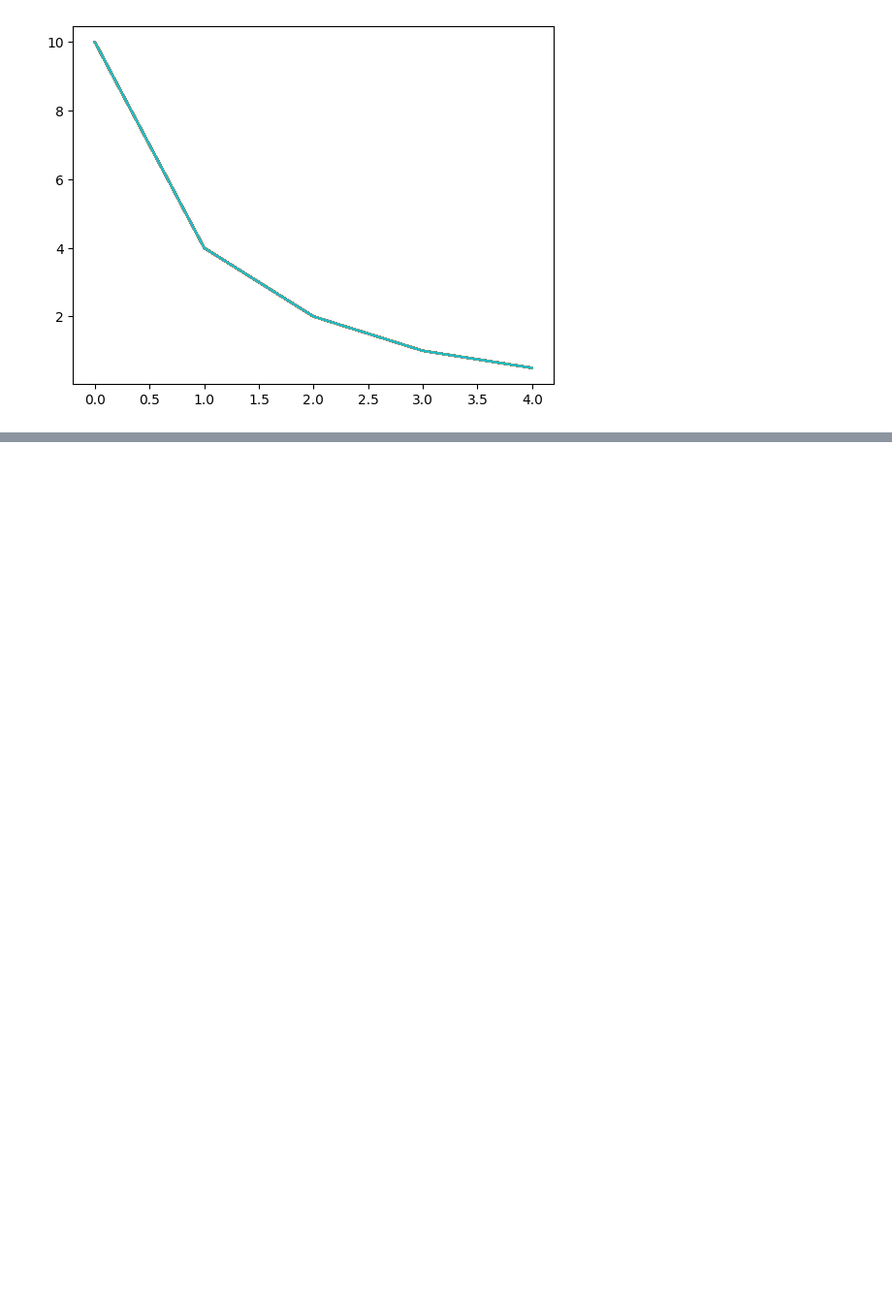
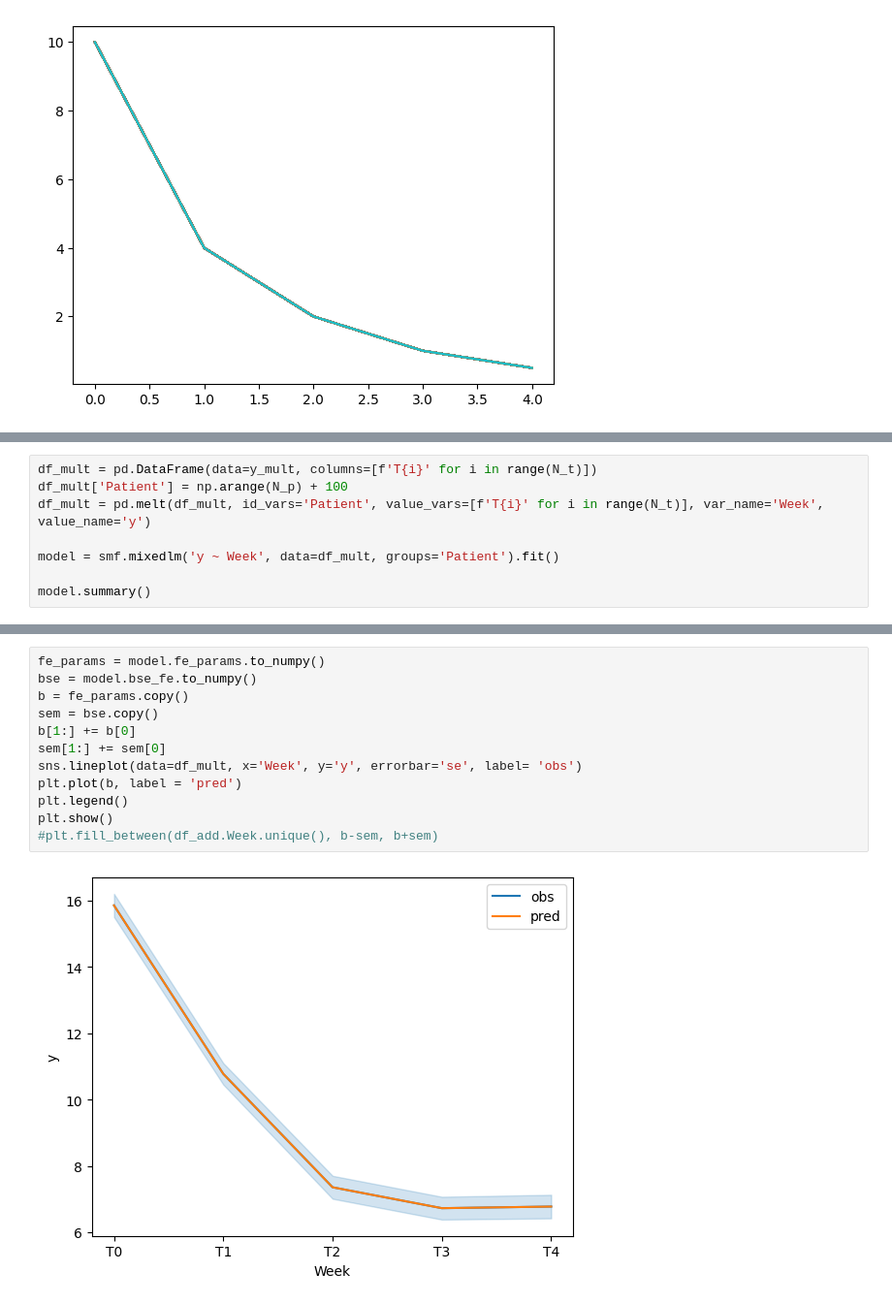
Before and after one commit to medhakp/smarts_cerebellum, a Jupyter notebook: simulations/lme.ipynb, the cells around one changed output, grey strips where cells are left out. Shown at 97% size. Saved outputs shown, nothing was run; the diff lists cells and outputs as text; blank space fills up the shorter version.

```diff
--- a/simulations/lme.ipynb
+++ b/simulations/lme.ipynb
@@ -103,0 +113,8 @@ plt.show()
+# %%
+df_mult = pd.DataFrame(data=y_mult, columns=[f'T{i}' for i in range(N_t)])
+df_mult['Patient'] = np.arange(N_p) + 100
+df_mult = pd.melt(df_mult, id_vars='Patient', value_vars=[f'T{i}' for i in range(N_t)], var_name='Week', value_name='y')
+
+model = smf.mixedlm('y ~ Week', data=df_mult, groups='Patient').fit()
+
+model.summary()
@@ -103,0 +135,14 @@ plt.show()
+# %%
+fe_params = model.fe_params.to_numpy()
+bse = model.bse_fe.to_numpy()
+b = fe_params.copy()
+sem = bse.copy()
+b[1:] += b[0]
+sem[1:] += sem[0]
+sns.lineplot(data=df_mult, x='Week', y='y', errorbar='se', label= 'obs')
+plt.plot(b, label = 'pred')
+plt.legend()
+plt.show()
+#plt.fill_between(df_add.Week.unique(), b-sem, b+sem)
+# %% [output]
+[figure, added]
```
Also changed, not shown: parts of 12 cells of this notebook, 1 other file.
